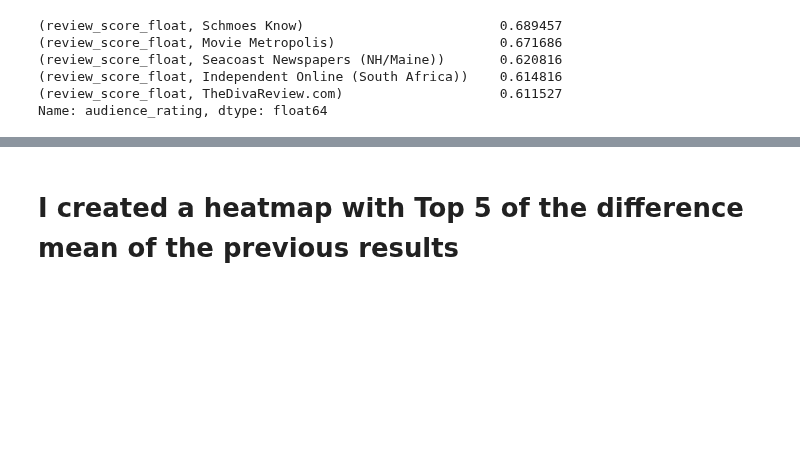
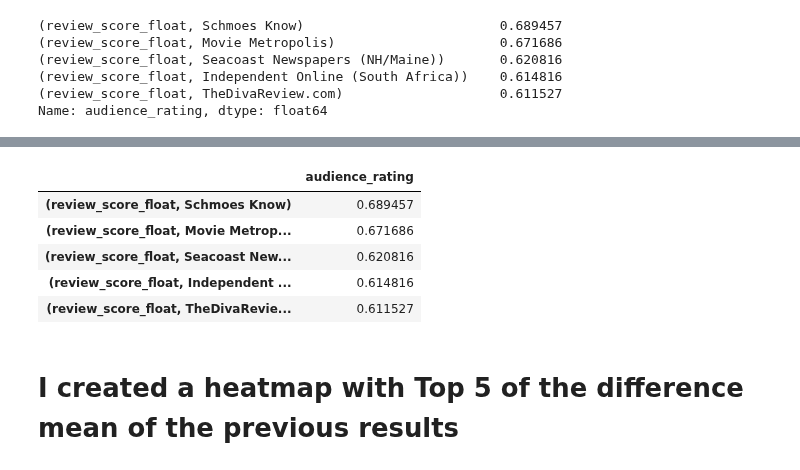
Before and after one commit to fdmdlb/nextflix, a Jupyter notebook: review_magazine_share.ipynb, the cells around one changed output, grey strips where cells are left out. Cells and saved outputs as stored; diff of their text form; code cells hidden in the pictures; blank space fills up the shorter version.

```diff
--- a/review_magazine_share.ipynb
+++ b/review_magazine_share.ipynb
@@ -254,3 +254,12 @@ for ix in ix_list:
+# %%
+publishers_corr.corr(min_periods=200)[["audience_rating"]].sort_values("audience_rating", ascending=False)[1:6]
+# %% [output]
+|  | audience_rating |
+| (review_score_float, Schmoes Know) | 0.689457 |
+| (review_score_float, Movie Metrop... | 0.671686 |
+| (review_score_float, Seacoast New... | 0.620816 |
+| (review_score_float, Independent ... | 0.614816 |
+| (review_score_float, TheDivaRevie... | 0.611527 |
 # %% [markdown]
 # I created a heatmap with Top 5 of the difference mean of the previous results
 # %%
```
Also changed, not shown: parts of 3 cells of this notebook, 1 other file.
